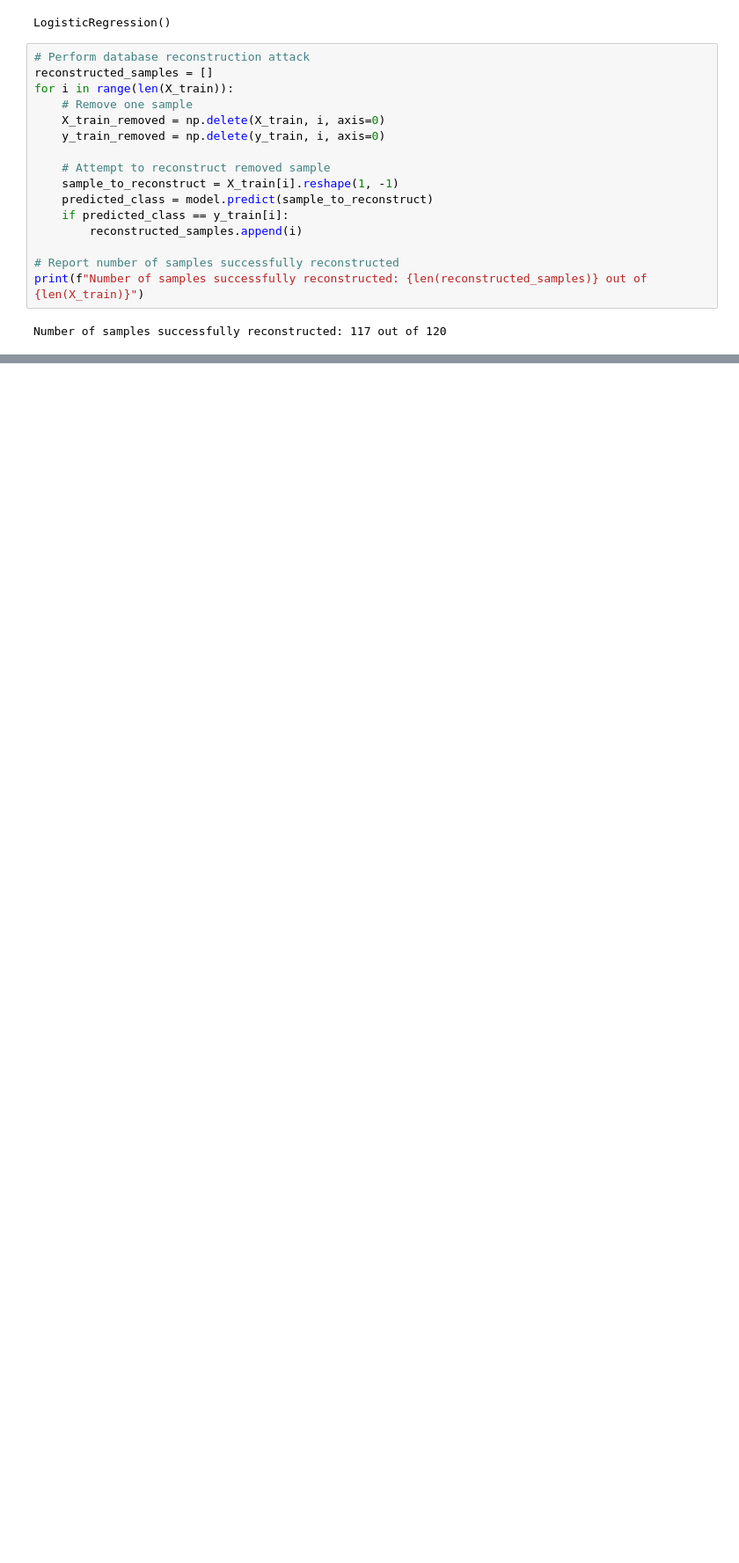
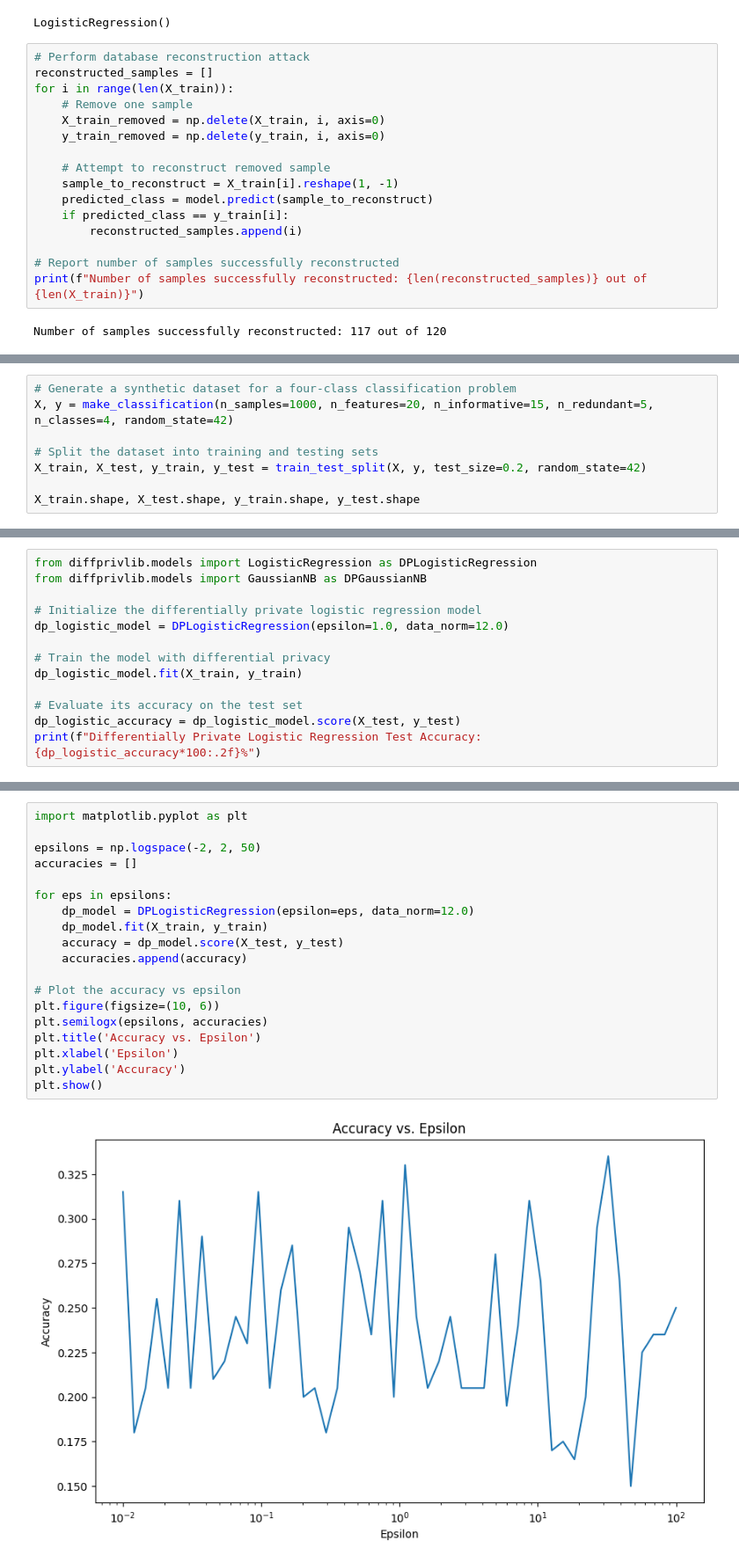
Before and after one commit to Debanjan2001/AI60006-dsai, a Jupyter notebook: asgn/asgn-2/database_reconstuction.ipynb, the cells around one changed output, grey strips where cells are left out. Shown at 88% size. Drawn from its saved outputs; the diff is of its cells as text; blank space fills up the shorter version.

```diff
--- a/asgn/asgn-2/database_reconstuction.ipynb
+++ b/asgn/asgn-2/database_reconstuction.ipynb
@@ -72,0 +93,8 @@ Number of samples successfully reconstructed: 438 out of 455
+# %%
+# Generate a synthetic dataset for a four-class classification problem
+X, y = make_classification(n_samples=1000, n_features=20, n_informative=15, n_redundant=5, n_classes=4, random_state=42)
+
+# Split the dataset into training and testing sets
+X_train, X_test, y_train, y_test = train_test_split(X, y, test_size=0.2, random_state=42)
+
+X_train.shape, X_test.shape, y_train.shape, y_test.shape
@@ -72,0 +164,13 @@ Number of samples successfully reconstructed: 438 out of 455
+# %%
+from diffprivlib.models import LogisticRegression as DPLogisticRegression
+from diffprivlib.models import GaussianNB as DPGaussianNB
+
+# Initialize the differentially private logistic regression model
+dp_logistic_model = DPLogisticRegression(epsilon=1.0, data_norm=12.0)
+
+# Train the model with differential privacy
+dp_logistic_model.fit(X_train, y_train)
+
+# Evaluate its accuracy on the test set
+dp_logistic_accuracy = dp_logistic_model.score(X_test, y_test)
+print(f"Differentially Private Logistic Regression Test Accuracy: {dp_logistic_accuracy*100:.2f}%")
@@ -72,0 +179,21 @@ Number of samples successfully reconstructed: 438 out of 455
+# %%
+import matplotlib.pyplot as plt
+
+epsilons = np.logspace(-2, 2, 50)
+accuracies = []
+
+for eps in epsilons:
+    dp_model = DPLogisticRegression(epsilon=eps, data_norm=12.0)
+    dp_model.fit(X_train, y_train)
+    accuracy = dp_model.score(X_test, y_test)
+    accuracies.append(accuracy)
+
+# Plot the accuracy vs epsilon
+plt.figure(figsize=(10, 6))
+plt.semilogx(epsilons, accuracies)
+plt.title('Accuracy vs. Epsilon')
+plt.xlabel('Epsilon')
+plt.ylabel('Accuracy')
+plt.show()
+# %% [output]
+[figure, added]
```
Also changed, not shown: parts of 15 cells of this notebook.
